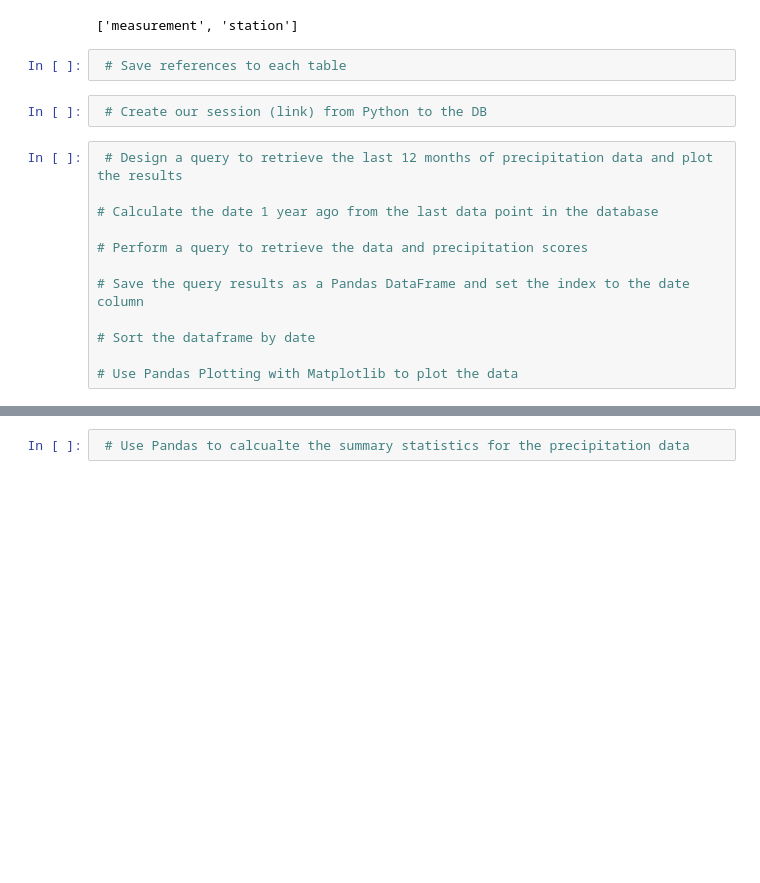
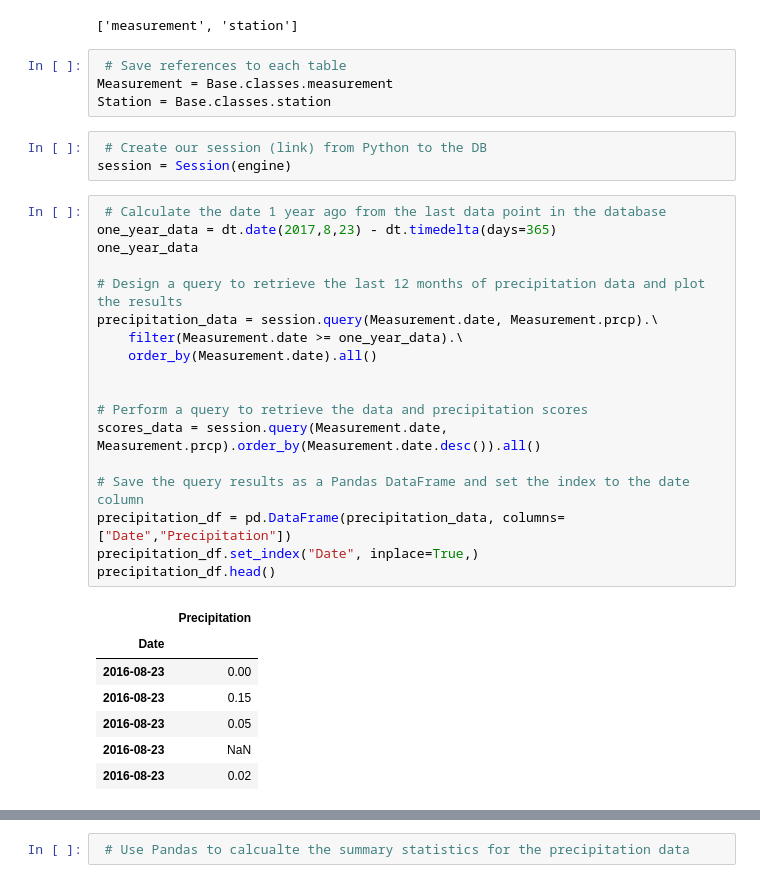
Before and after one commit to nehuffman13/sqlalchemy-challenge, a Jupyter notebook: app.py.ipynb, the cells around one changed output, grey strips where cells are left out. Cells and saved outputs as stored; diff of their text form; blank space fills up the shorter version.

```diff
--- a/app.py.ipynb
+++ b/app.py.ipynb
@@ -31,17 +31,34 @@ Base.classes.keys()
 ['measurement', 'station']
 # %%
  # Save references to each table
+Measurement = Base.classes.measurement
+Station = Base.classes.station
 # %%
  # Create our session (link) from Python to the DB
+session = Session(engine)
 # %%
- # Design a query to retrieve the last 12 months of precipitation data and plot the results
+ # Calculate the date 1 year ago from the last data point in the database
+one_year_data = dt.date(2017,8,23) - dt.timedelta(days=365)
+one_year_data
 
-# Calculate the date 1 year ago from the last data point in the database
+# Design a query to retrieve the last 12 months of precipitation data and plot the results
+precipitation_data = session.query(Measurement.date, Measurement.prcp).\
+    filter(Measurement.date >= one_year_data).\
+    order_by(Measurement.date).all()
+
 
 # Perform a query to retrieve the data and precipitation scores
+scores_data = session.query(Measurement.date, Measurement.prcp).order_by(Measurement.date.desc()).all()
 
 # Save the query results as a Pandas DataFrame and set the index to the date column
-
-# Sort the dataframe by date
-
-# Use Pandas Plotting with Matplotlib to plot the data
+precipitation_df = pd.DataFrame(precipitation_data, columns=["Date","Precipitation"])
+precipitation_df.set_index("Date", inplace=True,)
+precipitation_df.head()
+# %% [output]
+|  | Precipitation |
+| Date |  |
+| 2016-08-23 | 0.00 |
+| 2016-08-23 | 0.15 |
+| 2016-08-23 | 0.05 |
+| 2016-08-23 | NaN |
+| 2016-08-23 | 0.02 |
```
Also changed, not shown: parts of 1 cell of this notebook, 2 other files.
